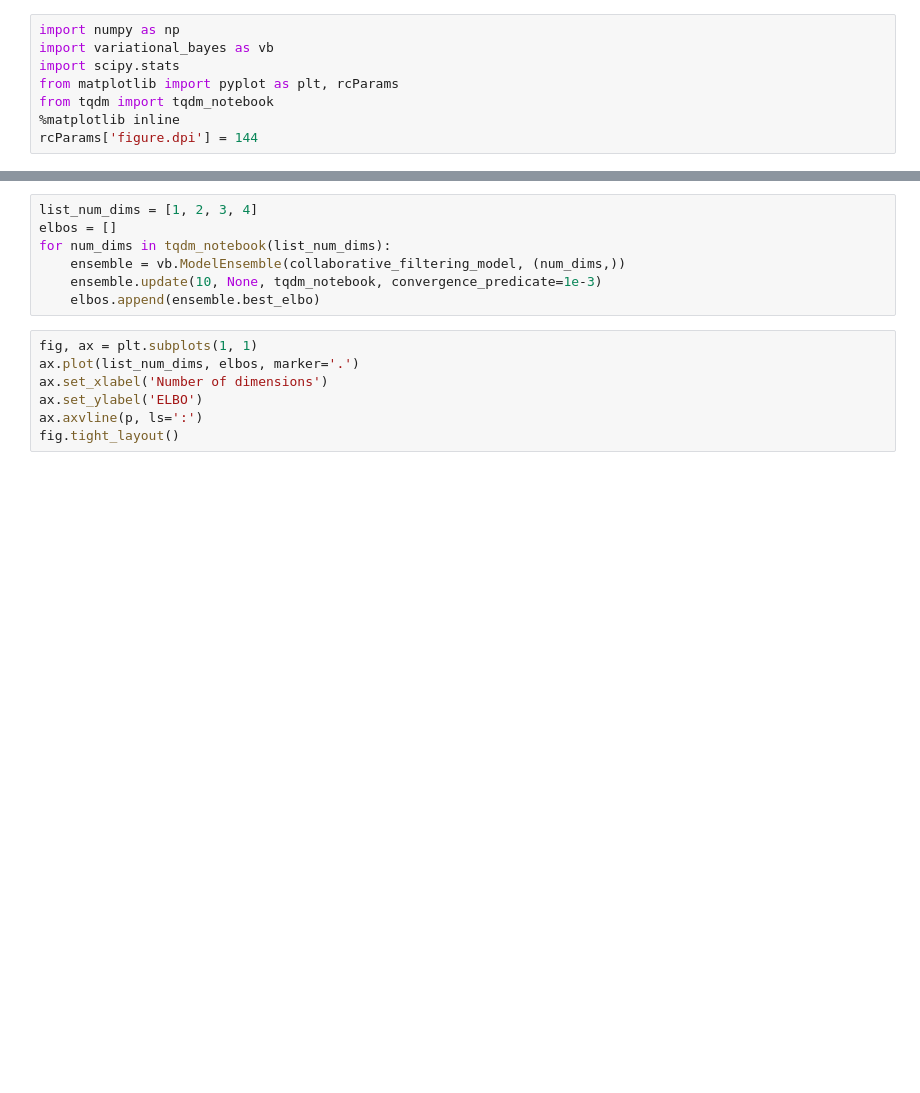
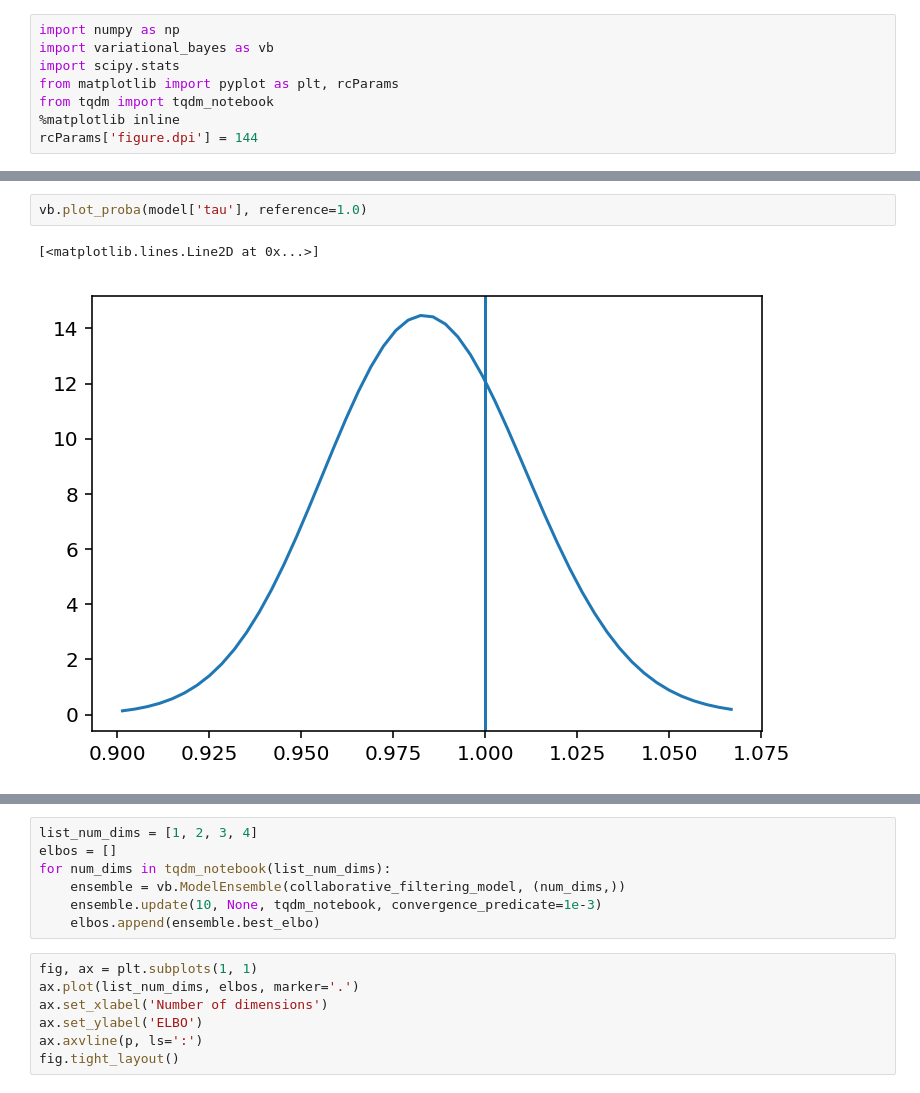
Before and after one commit to tillahoffmann/variational_bayes, a Jupyter notebook: examples/collaborative-filtering.ipynb, the cells around one changed output, grey strips where cells are left out. Saved outputs shown, nothing was run; the diff lists cells and outputs as text; blank space fills up the shorter version.

```diff
--- a/examples/collaborative-filtering.ipynb
+++ b/examples/collaborative-filtering.ipynb
@@ -65,3 +74,8 @@ fig.tight_layout()
+# %%
+vb.plot_proba(model['tau'], reference=1.0)
+# %% [output]
+[<matplotlib.lines.Line2D at 0x...>]
+[figure, added]
 # %%
 # Determine the transform that maps the actual positions and the
 # inferred positions onto each other in the least-square sense
```
Also changed, not shown: parts of 4 cells of this notebook, 2 other files.
